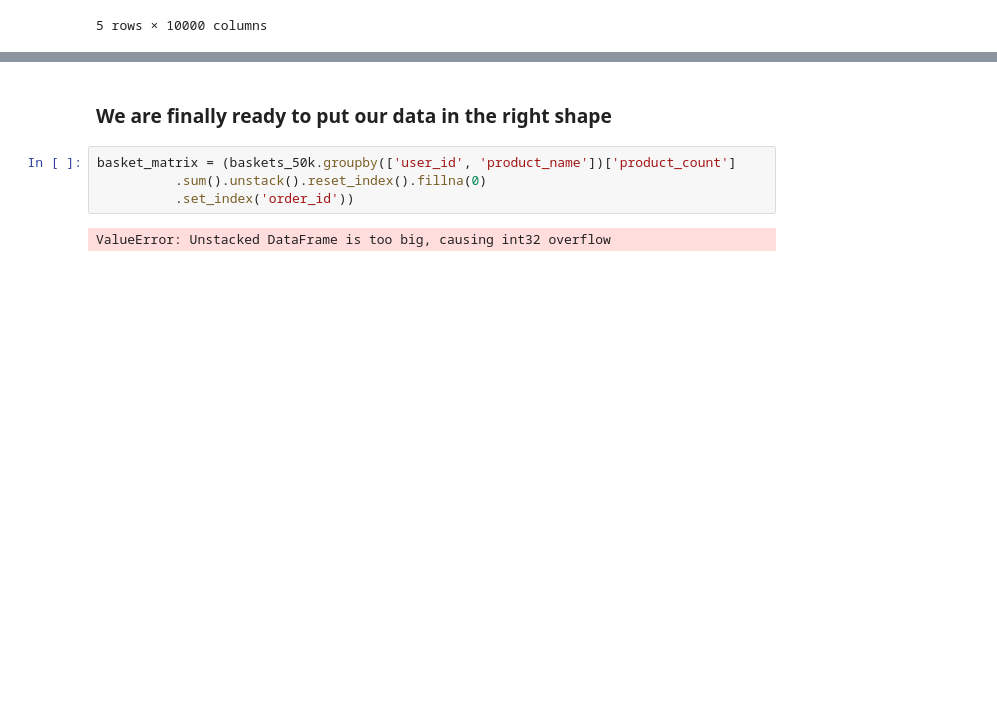
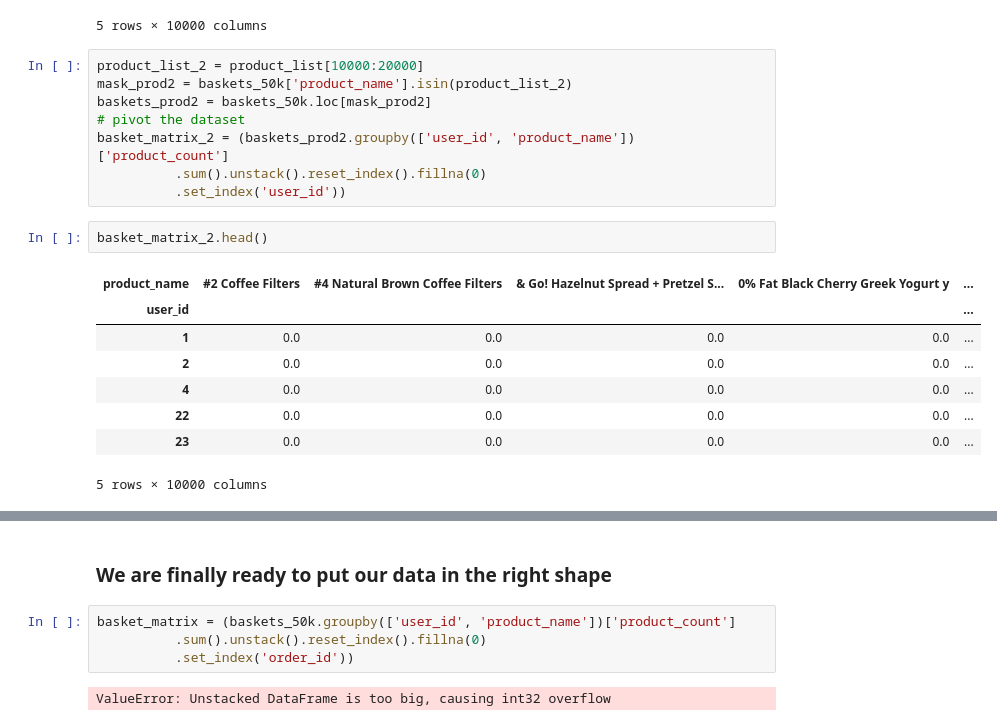
Before and after one commit to mberrien-fitzsimons/recipe_recommendation_system, a Jupyter notebook: notebooks/03_analysis/20190904-mlb-similarity-recommendations-instacart.ipynb, the cells around one changed output, grey strips where cells are left out. Cells and saved outputs as stored; diff of their text form; blank space fills up the shorter version.

Commit message:
made 5 smaller dataframes

```diff
--- a/notebooks/03_analysis/20190904-mlb-similarity-recommendations-instacart.ipynb
+++ b/notebooks/03_analysis/20190904-mlb-similarity-recommendations-instacart.ipynb
@@ -141,3 +133,22 @@ basket_matrix_1.head()
 | 22 | 0.0 | 0.0 | 0.0 | 0.0 | ... |
 | 23 | 0.0 | 0.0 | 0.0 | 0.0 | ... |
 5 rows × 10000 columns
+# %%
+product_list_2 = product_list[10000:20000]
+mask_prod2 = baskets_50k['product_name'].isin(product_list_2)
+baskets_prod2 = baskets_50k.loc[mask_prod2]
+# pivot the dataset
+basket_matrix_2 = (baskets_prod2.groupby(['user_id', 'product_name'])['product_count']
+          .sum().unstack().reset_index().fillna(0)
+          .set_index('user_id'))
+# %%
+basket_matrix_2.head()
+# %% [output]
+| product_name | #2 Coffee Filters | #4 Natural Brown Coffee Filters | & Go! Hazelnut Spread + Pretzel S... | 0% Fat Black Cherry Greek Yogurt y | ... |
+| user_id |  |  |  |  | ... |
+| 1 | 0.0 | 0.0 | 0.0 | 0.0 | ... |
+| 2 | 0.0 | 0.0 | 0.0 | 0.0 | ... |
+| 4 | 0.0 | 0.0 | 0.0 | 0.0 | ... |
+| 22 | 0.0 | 0.0 | 0.0 | 0.0 | ... |
+| 23 | 0.0 | 0.0 | 0.0 | 0.0 | ... |
+5 rows × 10000 columns
```
Also changed, not shown: parts of 9 cells of this notebook.
